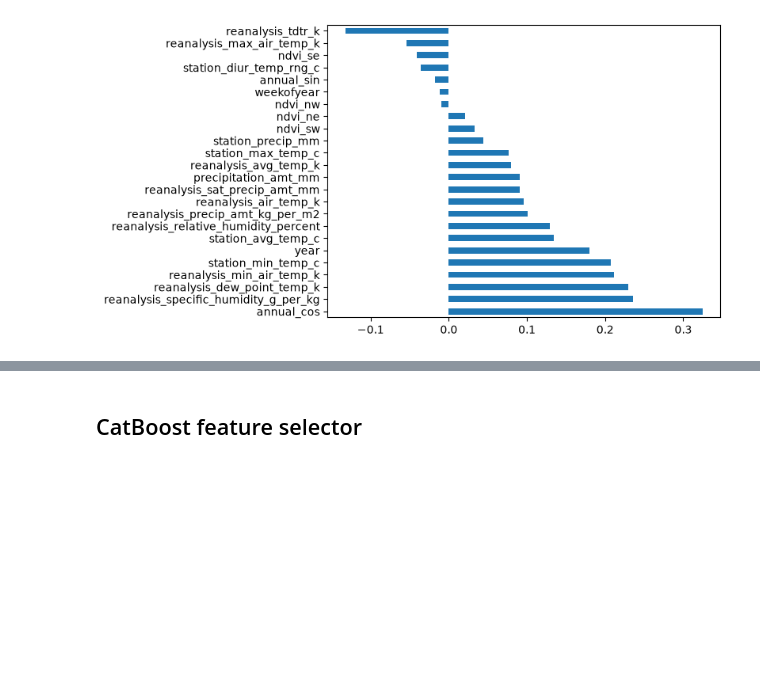
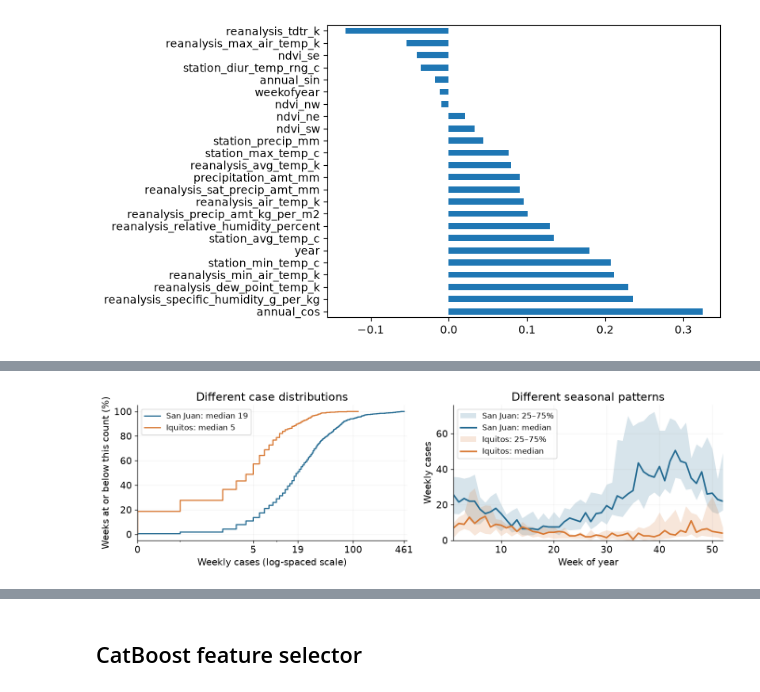
Before and after one commit to nurdauletakhanov/dengai-coursework, a Jupyter notebook: DengAI_notebook.ipynb, the cells around one changed output, grey strips where cells are left out. Cells and saved outputs as stored; diff of their text form; code cells hidden in the pictures; blank space fills up the shorter version.

```diff
--- a/DengAI_notebook.ipynb
+++ b/DengAI_notebook.ipynb
@@ -524,0 +531,7 @@ plt.title("Iquitos Variable Correlations");
+# %%
+from DengAI import plots
+
+data = plots.load_data()
+plots.city_patterns(data)
+# %% [output]
+[figure, added]
```
Also changed, not shown: parts of 6 cells of this notebook, 2 other files.
